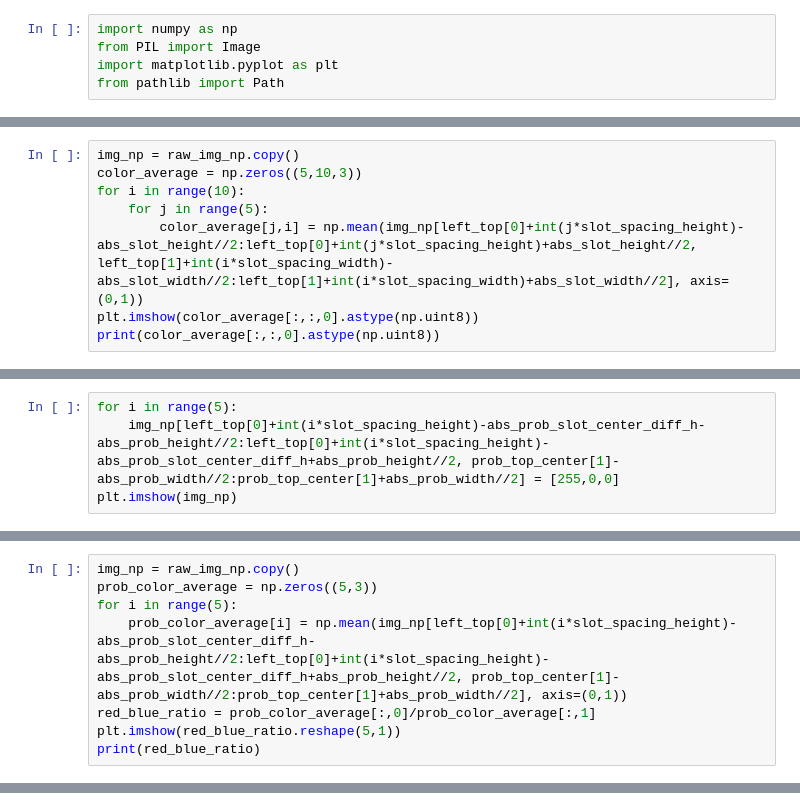
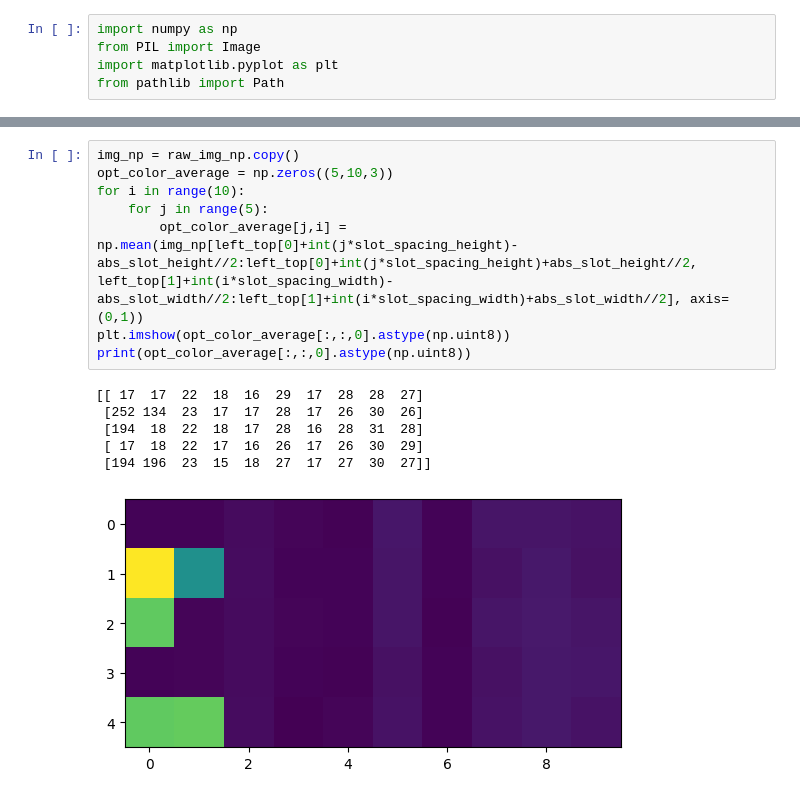
Before and after one commit to jaentrouble/elphago_vid, a Jupyter notebook: image_practice.ipynb, the cells around one changed output, grey strips where cells are left out. Drawn from its saved outputs; the diff is of its cells as text.

```diff
--- a/image_practice.ipynb
+++ b/image_practice.ipynb
@@ -42,8 +41,0 @@ plt.imshow(img_np)
-# %%
-img_np = raw_img_np.copy()
-color_average = np.zeros((5,10,3))
-for i in range(10):
-    for j in range(5):
-        color_average[j,i] = np.mean(img_np[left_top[0]+int(j*slot_spacing_height)-abs_slot_height//2:left_top[0]+int(j*slot_spacing_height)+abs_slot_height//2, left_top[1]+int(i*slot_spacing_width)-abs_slot_width//2:left_top[1]+int(i*slot_spacing_width)+abs_slot_width//2], axis=(0,1))
-plt.imshow(color_average[:,:,0].astype(np.uint8))
-print(color_average[:,:,0].astype(np.uint8))
@@ -82,4 +41,0 @@ plt.imshow(img_np)
-# %%
-for i in range(5):
-    img_np[left_top[0]+int(i*slot_spacing_height)-abs_prob_slot_center_diff_h-abs_prob_height//2:left_top[0]+int(i*slot_spacing_height)-abs_prob_slot_center_diff_h+abs_prob_height//2, prob_top_center[1]-abs_prob_width//2:prob_top_center[1]+abs_prob_width//2] = [255,0,0]
-plt.imshow(img_np)
@@ -89,8 +41,0 @@ plt.imshow(img_np)
-# %%
-img_np = raw_img_np.copy()
-prob_color_average = np.zeros((5,3))
-for i in range(5):
-    prob_color_average[i] = np.mean(img_np[left_top[0]+int(i*slot_spacing_height)-abs_prob_slot_center_diff_h-abs_prob_height//2:left_top[0]+int(i*slot_spacing_height)-abs_prob_slot_center_diff_h+abs_prob_height//2, prob_top_center[1]-abs_prob_width//2:prob_top_center[1]+abs_prob_width//2], axis=(0,1))
-red_blue_ratio = prob_color_average[:,0]/prob_color_average[:,1]
-plt.imshow(red_blue_ratio.reshape(5,1))
-print(red_blue_ratio)
@@ -295,0 +42,15 @@ plt.show()
+# %%
+img_np = raw_img_np.copy()
+opt_color_average = np.zeros((5,10,3))
+for i in range(10):
+    for j in range(5):
+        opt_color_average[j,i] = np.mean(img_np[left_top[0]+int(j*slot_spacing_height)-abs_slot_height//2:left_top[0]+int(j*slot_spacing_height)+abs_slot_height//2, left_top[1]+int(i*slot_spacing_width)-abs_slot_width//2:left_top[1]+int(i*slot_spacing_width)+abs_slot_width//2], axis=(0,1))
+plt.imshow(opt_color_average[:,:,0].astype(np.uint8))
+print(opt_color_average[:,:,0].astype(np.uint8))
+# %% [output]
+[[ 17  17  22  18  16  29  17  28  28  27]
+ [252 134  23  17  17  28  17  26  30  26]
+ [194  18  22  18  17  28  16  28  31  28]
+ [ 17  18  22  17  16  26  17  26  30  29]
+ [194 196  23  15  18  27  17  27  30  27]]
+[figure, added]
```
Also changed, not shown: parts of 40 cells of this notebook, 5 other files.
